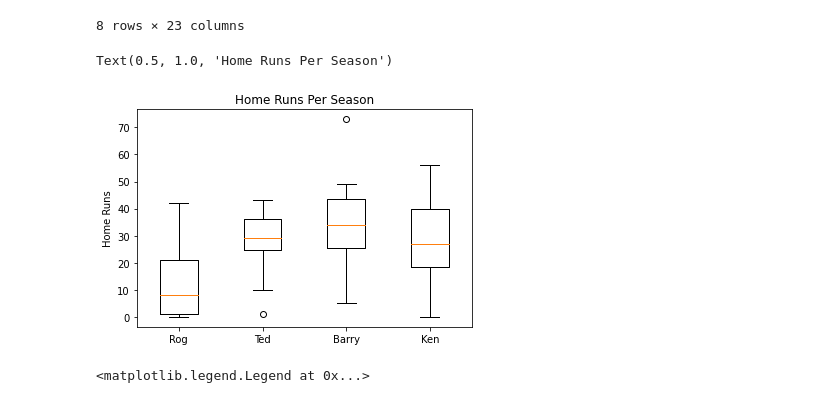
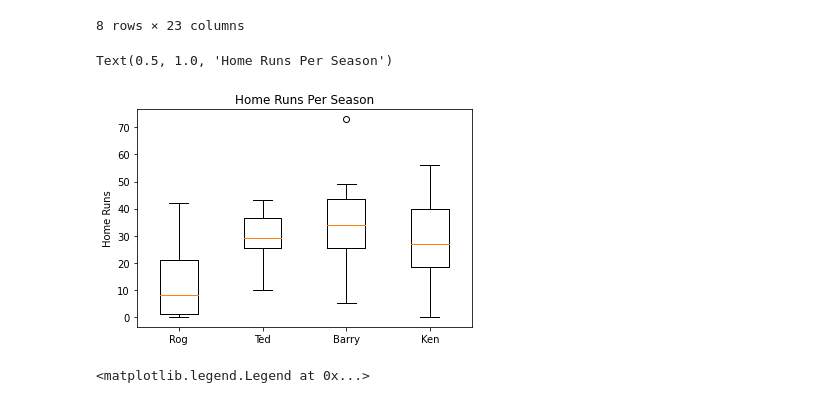
Before and after one commit to tylerhilsendeger/Personal_Dataset, a Jupyter notebook: MLBplayers.ipynb, the cells around one changed output. Cells and saved outputs as stored; diff of their text form; code cells hidden in the pictures.

```diff
--- a/MLBplayers.ipynb
+++ b/MLBplayers.ipynb
@@ -34,0 +14,3 @@ ted
+# %%
+ted1 = ted.drop(10)
+ted1
@@ -193,13 +194,13 @@ round(ken.describe(),3)
 | max | 40.000 | 162.000 | 720.000 | 633.000 | 125.000 | 185.000 | 42.000 | 7.000 | 56.000 | 147.000 | ... | ... |
 8 rows × 23 columns
 # %%
-plt.boxplot([rog["HR"], ted["HR"], barry["HR"], ken["HR"]])
+plt.boxplot([rog["HR"], ted1["HR"], barry["HR"], ken["HR"]])
 plt.xticks([1,2,3,4], ["Rog", "Ted", "Barry", "Ken"])
 plt.ylabel("Home Runs")
 plt.title("Home Runs Per Season")
 # %% [output]
 Text(0.5, 1.0, 'Home Runs Per Season')
-[figure, old version]
+[figure, new version]
 # %%
 plt.figure()
 sns.distplot(rog['HR'],kde=False,label="rog")
```
Also changed, not shown: parts of 2 cells of this notebook.
